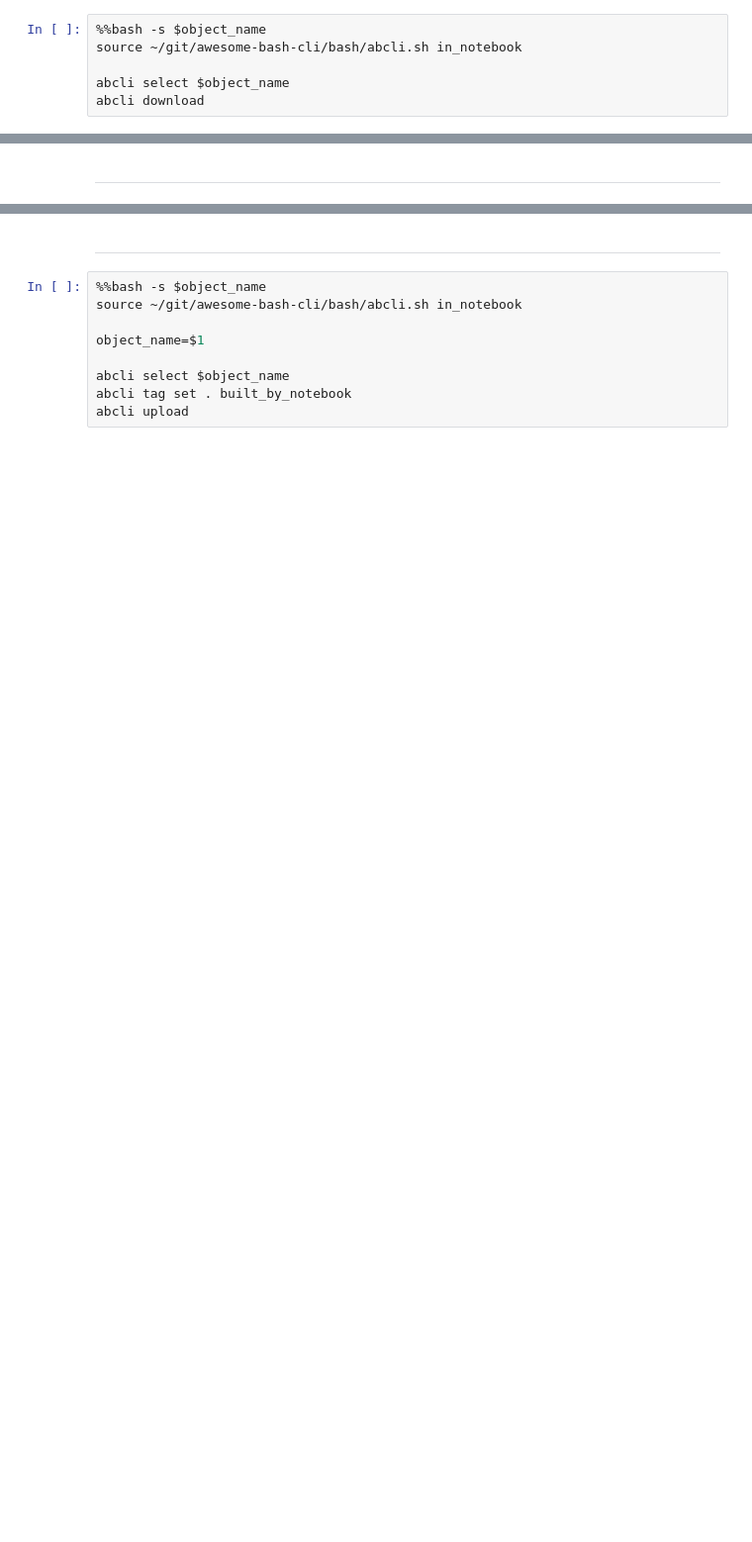
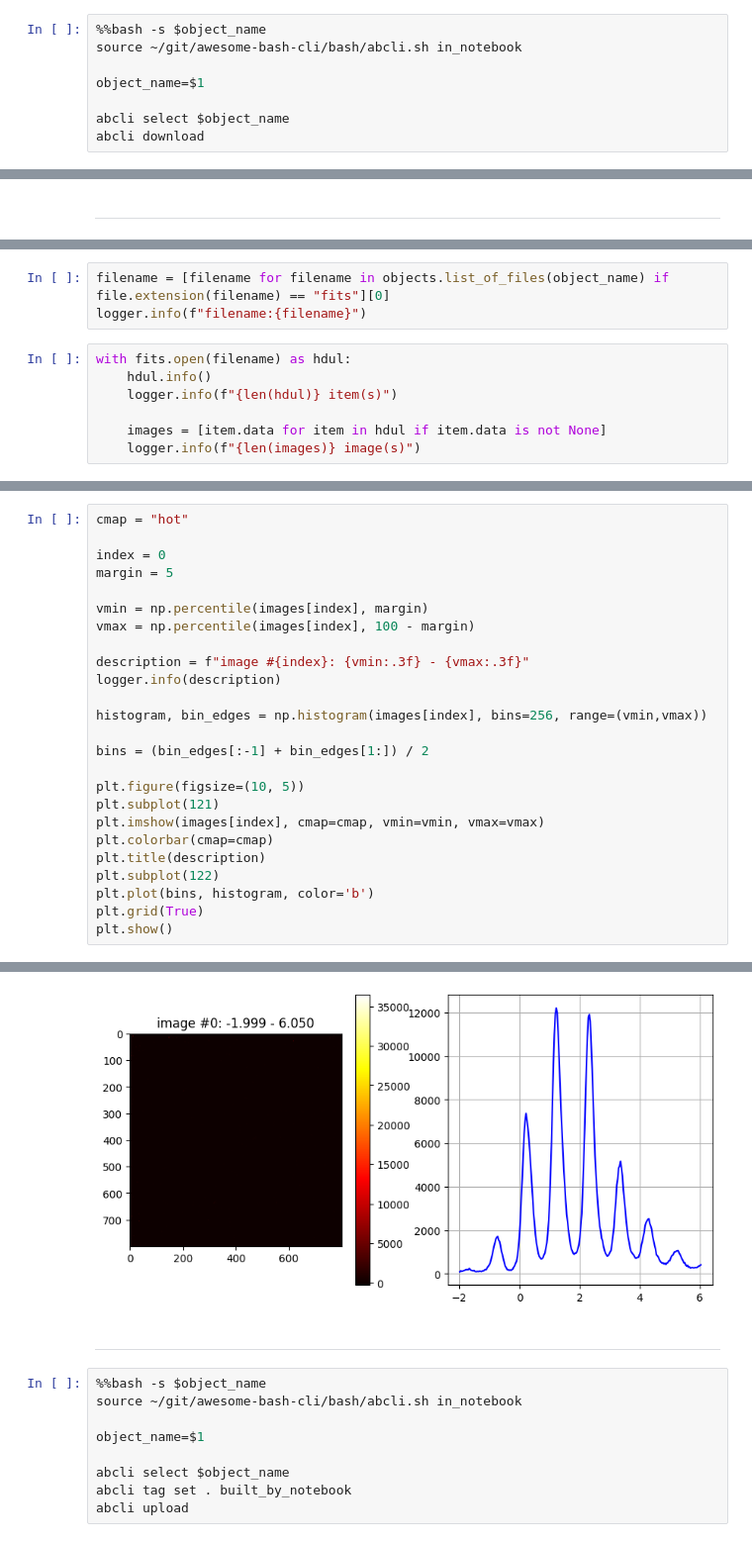
Before and after one commit to kamangir/hubble, a Jupyter notebook: notebooks/fits.ipynb, the cells around one changed output, grey strips where cells are left out. Shown at 99% size. Saved outputs shown, nothing was run; the diff lists cells and outputs as text; blank space fills up the shorter version.

Commit message:
first image - kamangir/bolt#746

```diff
--- a/notebooks/fits.ipynb
+++ b/notebooks/fits.ipynb
@@ -32,5 +37,7 @@ env: abcli_object_path=/Users/kamangir/storage/abcli/hubble-download-val-2023-09
 %%bash -s $object_name
 source ~/git/awesome-bash-cli/bash/abcli.sh in_notebook
 
+object_name=$1
+
 abcli select $object_name
 abcli download
@@ -46,0 +46,10 @@ Hello World!
+# %%
+filename = [filename for filename in objects.list_of_files(object_name) if file.extension(filename) == "fits"][0]
+logger.info(f"filename:{filename}")
+# %%
+with fits.open(filename) as hdul:
+    hdul.info()
+    logger.info(f"{len(hdul)} item(s)")
+
+    images = [item.data for item in hdul if item.data is not None]
+    logger.info(f"{len(images)} image(s)")
@@ -46,0 +60,26 @@ Hello World!
+# %%
+cmap = "hot"
+
+index = 0
+margin = 5
+
+vmin = np.percentile(images[index], margin)
+vmax = np.percentile(images[index], 100 - margin)
+
+description = f"image #{index}: {vmin:.3f} - {vmax:.3f}"
+logger.info(description)
+
+histogram, bin_edges = np.histogram(images[index], bins=256, range=(vmin,vmax))
+
+bins = (bin_edges[:-1] + bin_edges[1:]) / 2
+
+plt.figure(figsize=(10, 5))
+plt.subplot(121)
+plt.imshow(images[index], cmap=cmap, vmin=vmin, vmax=vmax)
+plt.colorbar(cmap=cmap)
+plt.title(description)
+plt.subplot(122)
+plt.plot(bins, histogram, color='b')
+plt.grid(True)
+plt.show()
+# %% [output]
@@ -47,3 +87,4 @@ Hello World!
+[figure, added]
 # %% [markdown]
 ---
 # %%
```
Also changed, not shown: parts of 9 cells of this notebook, 2 other files.
